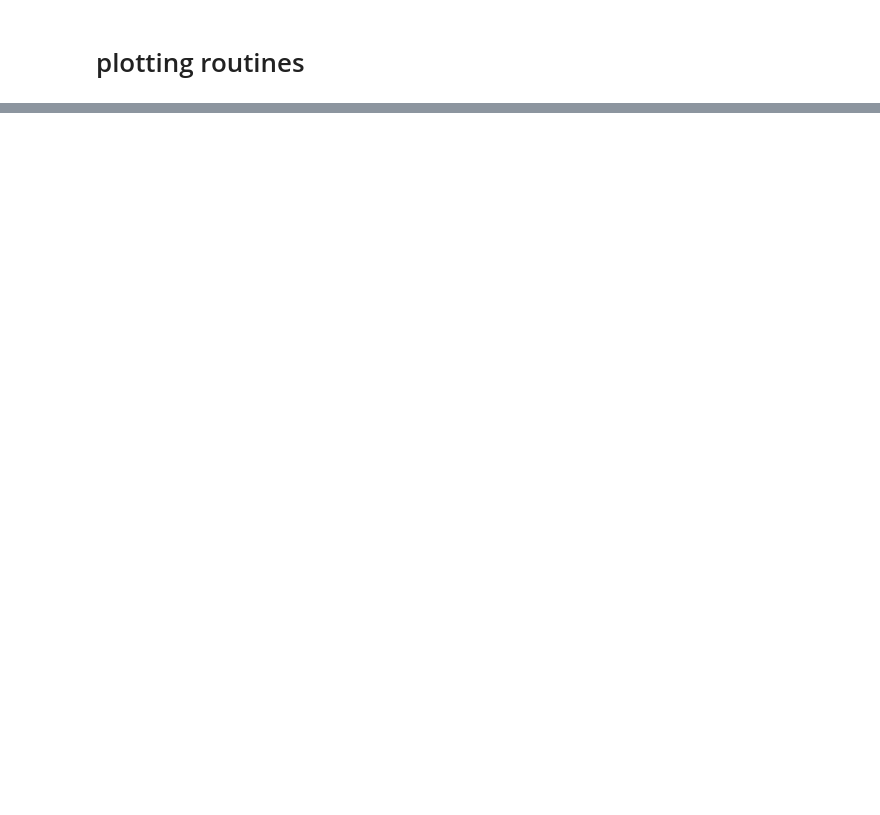
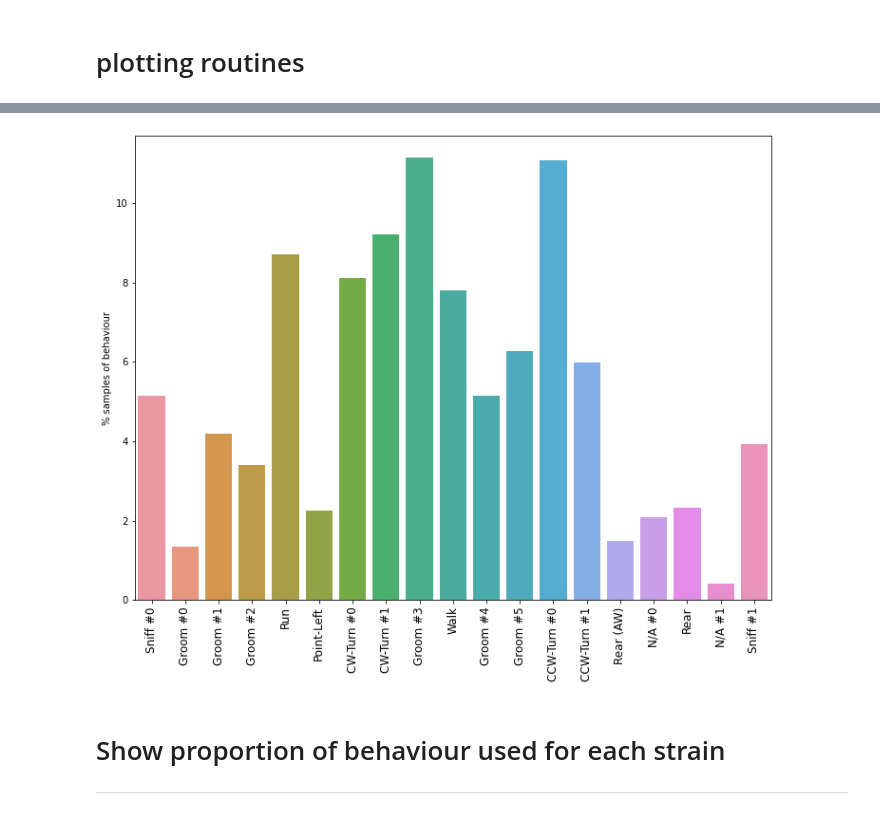
Before and after one commit to Thalaivar/DDP, a Jupyter notebook: B-SOID/plotting.ipynb, the cells around one changed output, grey strips where cells are left out. Saved outputs shown, nothing was run; the diff lists cells and outputs as text; code cells hidden in the pictures; blank space fills up the shorter version.

```diff
--- a/B-SOID/plotting.ipynb
+++ b/B-SOID/plotting.ipynb
@@ -72,0 +76,26 @@ fig
+# %%
+# plot behaviour distribution for all data
+import numpy as np
+from analysis import *
+from BSOID.bsoid import BSOID
+
+prop = 100 * calculate_behaviour_usage(data_lookup_file='./bsoid_strain_data.csv')
+
+labels = [None for _ in range(len(prop))]
+for key, val in BEHAVIOUR_LABELS.items():
+    if len(val) > 1:
+        for i, idx in enumerate(val):
+            labels[idx] = f'{key} #{i}'
+    else:
+        labels[val[0]] = key
+fig = plt.figure(figsize=(12,9))
+ax = sns.barplot(x=np.arange(len(prop)), y=prop)
+ax.set_xticklabels(labels)
+ax.set_ylabel('% samples of behaviour')
+ax.tick_params(axis='x', labelrotation=90, labelsize=12)
+fig.show()
+# %% [output]
+[figure, added]
+# %% [markdown]
+# Show proportion of behaviour used for each strain
+----
```
Also changed, not shown: parts of 5 cells of this notebook, 4 other files.
